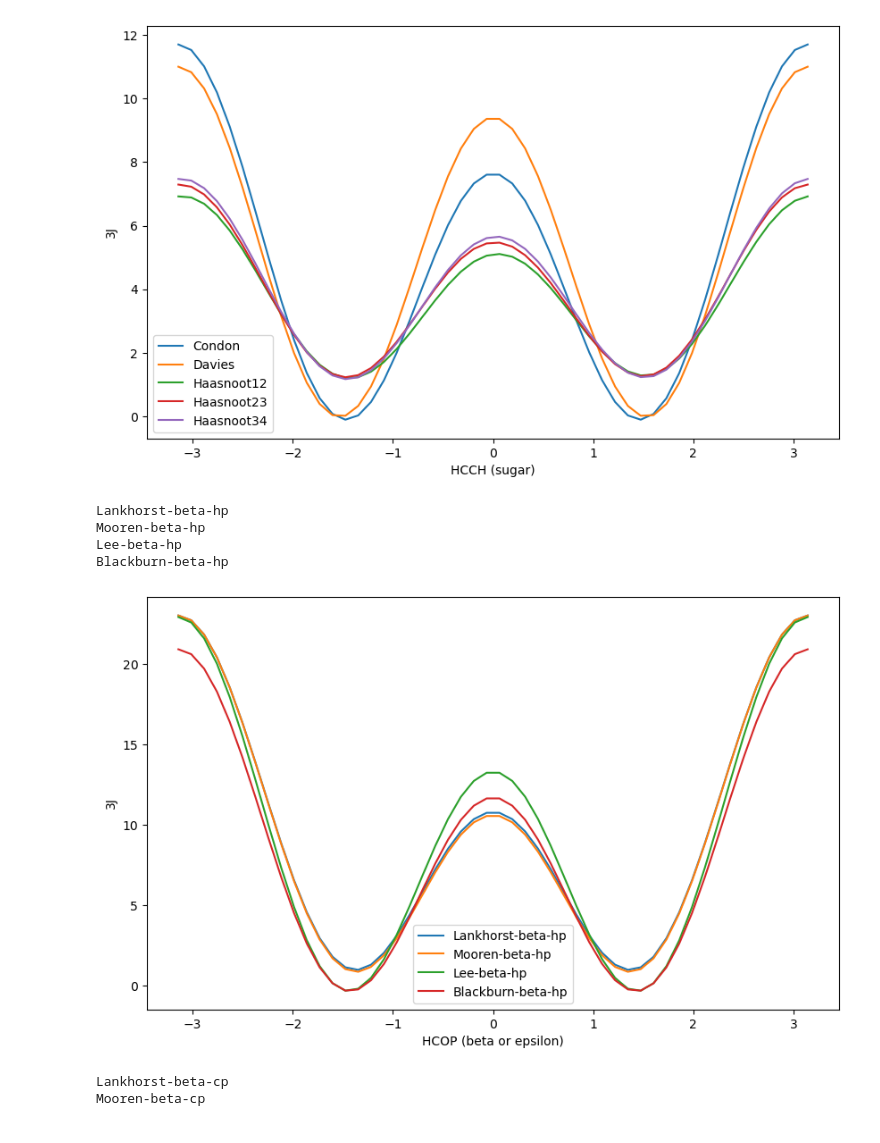
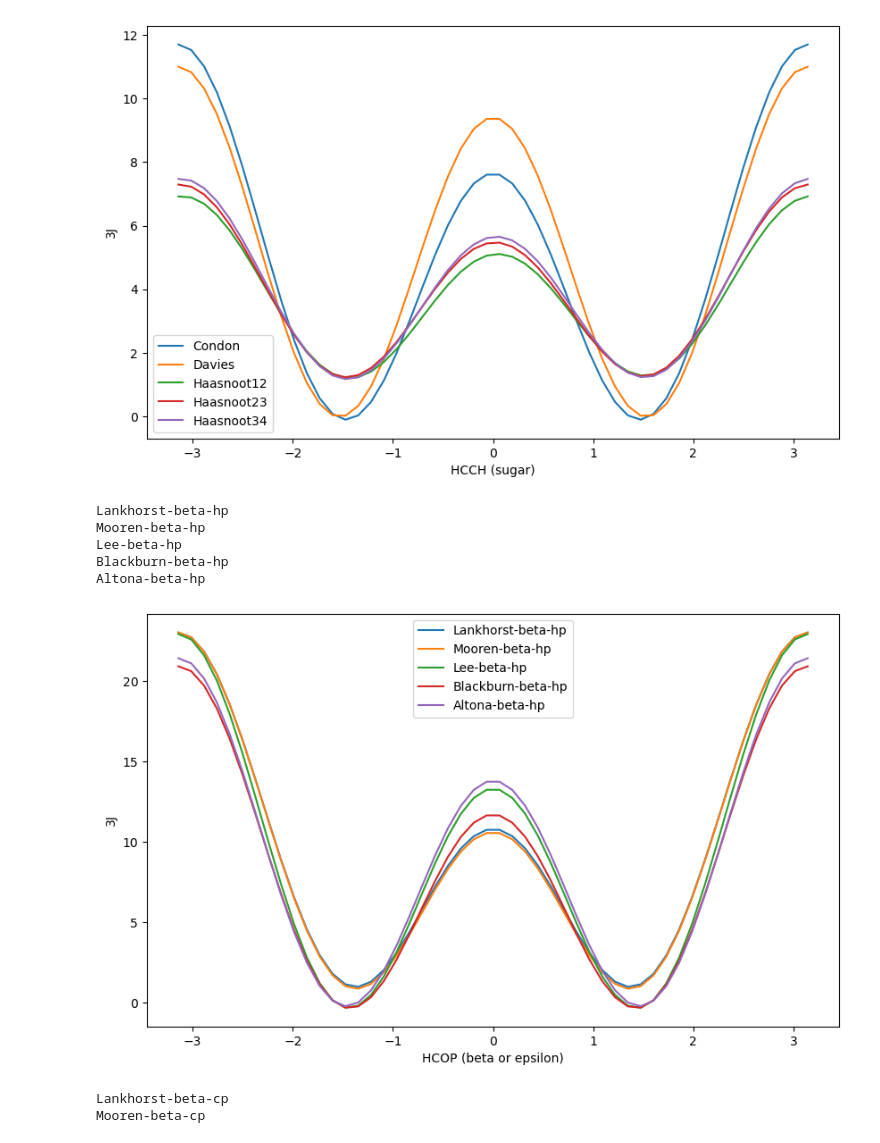
Before and after one commit to bussilab/karplus-equations, a Jupyter notebook: Karplus-Equations.ipynb, the cells around one changed output. Cells and saved outputs as stored; diff of their text form; code cells hidden in the pictures.

Commit message:
Added Altona parameters for beta

```diff
--- a/Karplus-Equations.ipynb
+++ b/Karplus-Equations.ipynb
@@ -138,6 +138,13 @@ def karplus_backbone(x,par):
         # In Cesari et al 2016 they are mentioned as from this paper, which is a review:
         # Wijmenga, S. S.; van Buuren, B. N. Prog Nucl Magn Reson Spectrosc 1998, 32, 287–387.
         return 8.0*np.cos(x)**2-3.4*np.cos(x)+0.5
+
+    elif par=="Altona-beta-hp" or par=="Altona-epsilon-hp":
+        # Parameters from Altona (1982)
+        # https://onlinelibrary.wiley.com/doi/abs/10.1002/recl.19821011201
+        # Eq. (7)
+        # Used for beta, and at a later page assumed for epsilon
+        return 17.6*np.cos(x)**2-3.8*np.cos(x)
 
     elif par=="Blackburn-beta-hp" or par=="Blackburn-epsilon-hp":
         # Parameters from Blackburn (1972)
@@ -205,23 +212,25 @@ def karplus_backbone(x,par):
 # %%
 plt.figure(figsize=(10,6))
 for l in [
     "Lankhorst-beta-hp",
     "Mooren-beta-hp",
     "Lee-beta-hp",
-    "Blackburn-beta-hp"
+    "Blackburn-beta-hp",
+    "Altona-beta-hp"
 ]:
     x=np.linspace(-np.pi,np.pi)
     plt.plot(x,karplus_backbone(x,par=l),label=l)
 plt.legend()
 plt.xlabel("HCOP (beta or epsilon)")
 plt.ylabel("3J")
 plt.show()
 # %% [output]
 Lankhorst-beta-hp
 Mooren-beta-hp
 Lee-beta-hp
 Blackburn-beta-hp
+Altona-beta-hp
-[figure, old version]
+[figure, new version]
 # %%
 plt.figure(figsize=(10,6))
 for l in [
```
